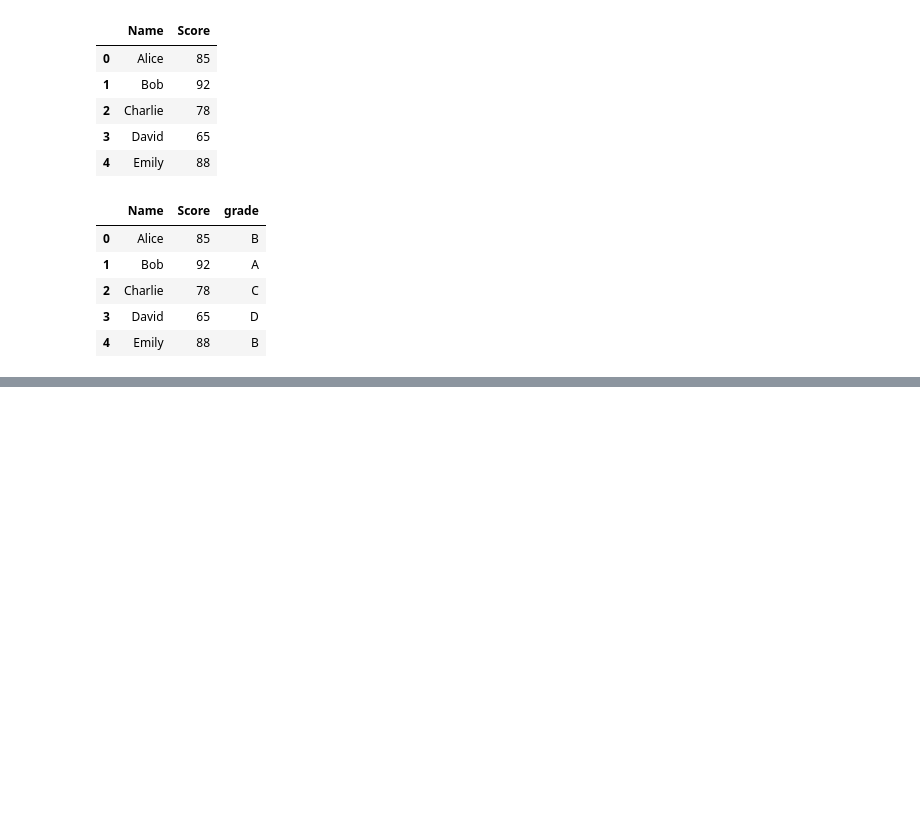
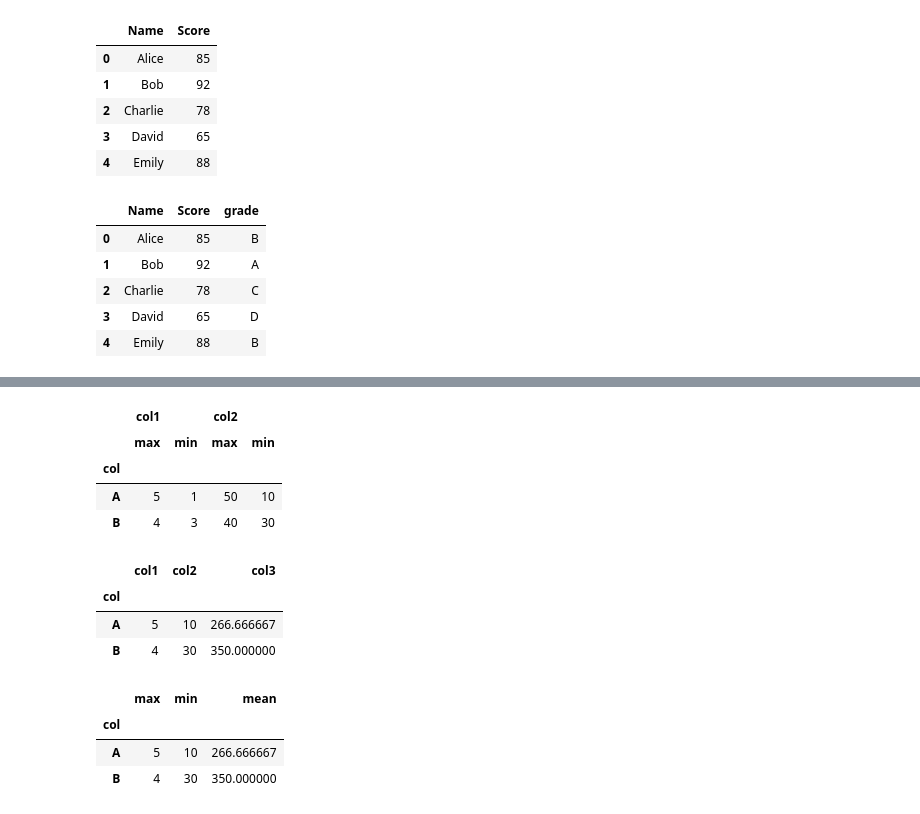
Before and after one commit to welcomeglory/Python, a Jupyter notebook: 07_24.ipynb, the cells around one changed output, grey strips where cells are left out. Drawn from its saved outputs; the diff is of its cells as text; code cells hidden in the pictures; blank space fills up the shorter version.

Commit message:
groupby()

```diff
--- a/07_24.ipynb
+++ b/07_24.ipynb
@@ -137,0 +154,8 @@ df
+# %%
+# 'col'을 기준으로 그룹화
+groups = df.groupby('col')
+
+# 각 그룹에 대해 반복
+for name, group in groups:
+  print(name)
+  print(group)
@@ -137,0 +183,28 @@ df
+# %%
+groups[['col1','col2']].agg(['max','min'])
+# %% [output]
+|  | col1 |  | col2 |  |
+|  | max | min | max | min |
+| col |  |  |  |  |
+| A | 5 | 1 | 50 | 10 |
+| B | 4 | 3 | 40 | 30 |
+# %%
+agg_format = {"col1": "max", "col2":"min", "col3":"mean"}
+groups.agg(agg_format)
+# %% [output]
+|  | col1 | col2 | col3 |
+| col |  |  |  |
+| A | 5 | 10 | 266.666667 |
+| B | 4 | 30 | 350.000000 |
+# %%
+df3 = df.groupby("col").agg(
+    max=("col1", "max"),
+    min=("col2", "min"),
+    mean=("col3", "mean")
+)
+df3
+# %% [output]
+|  | max | min | mean |
+| col |  |  |  |
+| A | 5 | 10 | 266.666667 |
+| B | 4 | 30 | 350.000000 |
```
Also changed, not shown: parts of 4 cells of this notebook.
